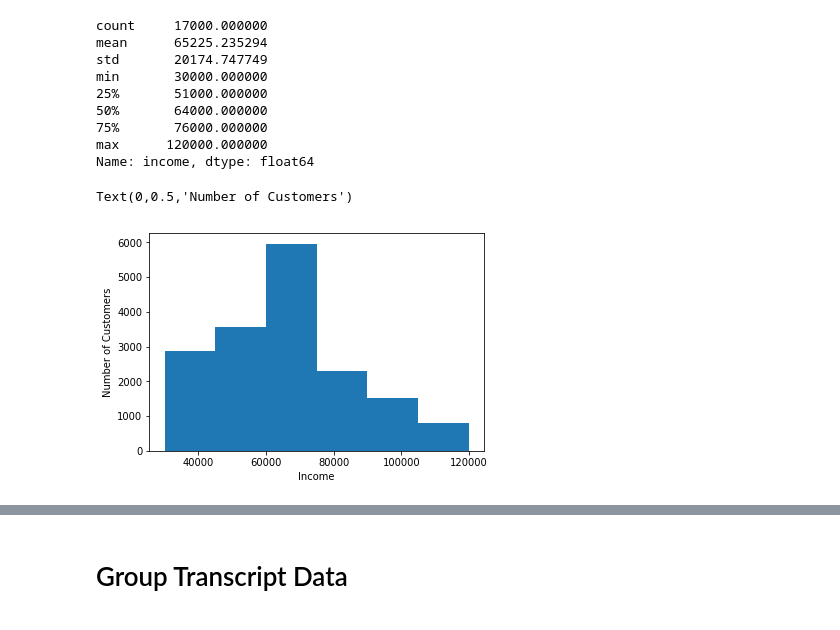
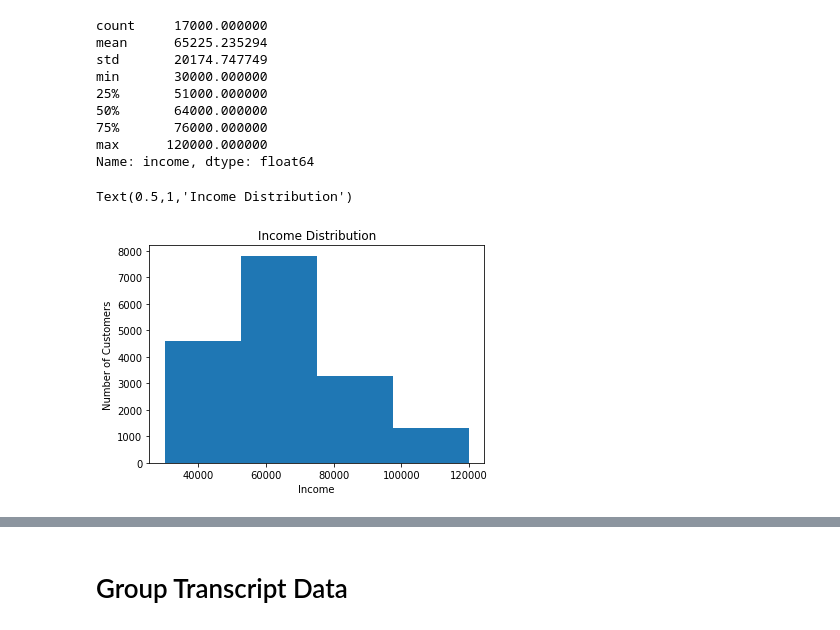
Before and after one commit to Mendy5/Udacity_Project_Capstone, a Jupyter notebook: Starbucks_Capstone_Notebook_v2.ipynb, the cells around one changed output, grey strips where cells are left out. Saved outputs shown, nothing was run; the diff lists cells and outputs as text; code cells hidden in the pictures.

```diff
--- a/Starbucks_Capstone_Notebook_v2.ipynb
+++ b/Starbucks_Capstone_Notebook_v2.ipynb
@@ -571,5 +571,3 @@ portfolio.head()
 ## Profile
 # %%
 profile.rename(columns={'id':'customer_id'}, inplace=True)
-# %%
-profile["customer_name"] = "customer_"+profile.index.astype(str)
@@ -576,4 +580,6 @@ profile["customer_name"] = "customer_"+profile.index.astype(str)
+# %%
+report_date = "2018-08-01"
 # %%
 profile['became_member_on'] = profile.apply(lambda x: pd.to_datetime(str(x['became_member_on']), format='%Y%m%d'), axis = 1)
 # %%
-profile['days_since_member'] = (pd.to_datetime("today") - profile['became_member_on']).dt.days
+profile['days_since_member'] = (pd.to_datetime(report_date) - profile['became_member_on']).dt.days
@@ -669,9 +695,10 @@ min       30000.000000
 max      120000.000000
 Name: income, dtype: float64
 # %%
-plt.hist(profile['income'], bins = 6)
+plt.hist(profile['income'], bins = 4)
 plt.xlabel("Income")
 plt.ylabel("Number of Customers")
+plt.title("Income Distribution")
 # %% [output]
-Text(0,0.5,'Number of Customers')
+Text(0.5,1,'Income Distribution')
-[figure, old version]
+[figure, new version]
```
Also changed, not shown: parts of 118 cells of this notebook.
